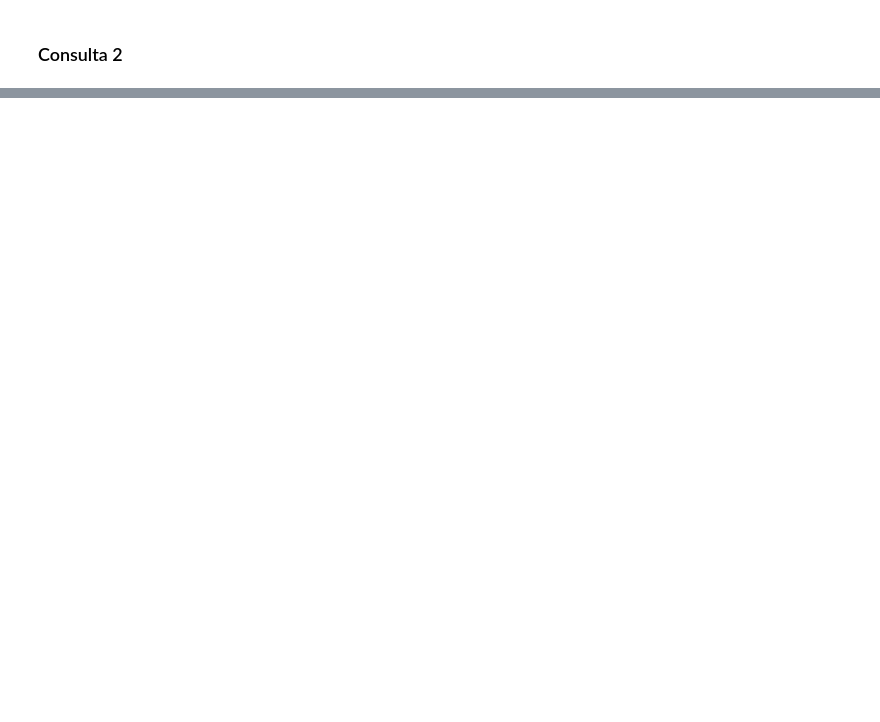
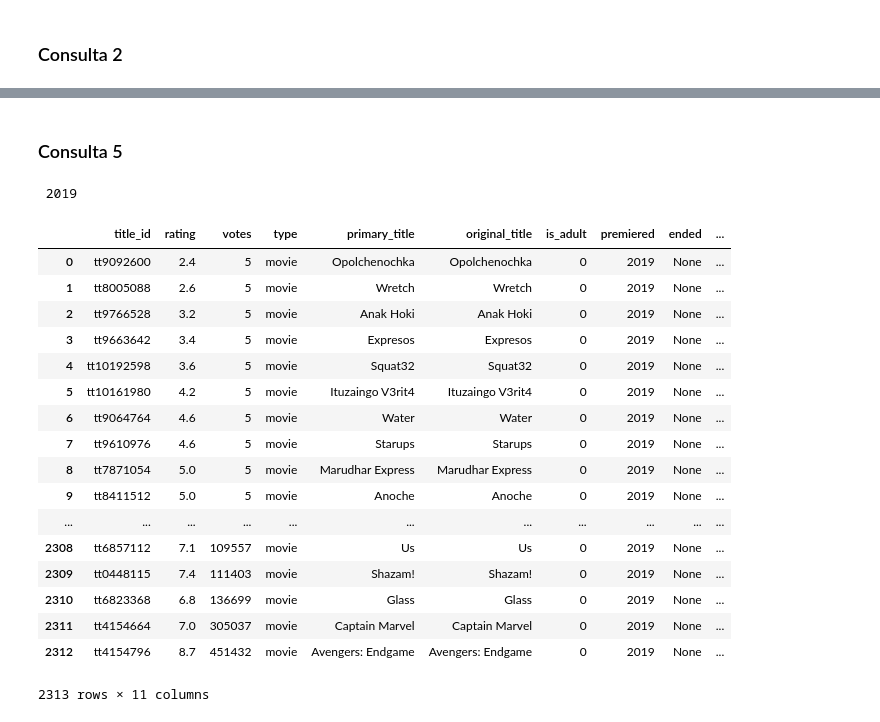
Before and after one commit to lorenaleao/tp-final-bd, a Jupyter notebook: Tp2_consultas.ipynb, the cells around one changed output, grey strips where cells are left out. Saved outputs shown, nothing was run; the diff lists cells and outputs as text; code cells hidden in the pictures; blank space fills up the shorter version.

```diff
--- a/Tp2_consultas.ipynb
+++ b/Tp2_consultas.ipynb
@@ -48,0 +153,39 @@ df2
+# %% [markdown]
+### Consulta 5
+# %%
+# Consulta os filmes com mais avaliações de um dado ano
+ano = input()
+ano = ano + '.0'
+
+df5 = pd.read_sql_query(
+
+"""
+SELECT *
+FROM ratings NATURAL JOIN (
+    SELECT *
+    FROM titles
+    WHERE premiered="{}" AND type='movie'
+) ORDER BY votes, rating
+""".format(ano), conn)
+
+df5
+# %% [output]
+ 2019
+|  | title_id | rating | votes | type | primary_title | original_title | is_adult | premiered | ended | ... |
+| 0 | tt9092600 | 2.4 | 5 | movie | Opolchenochka | Opolchenochka | 0 | 2019 | None | ... |
+| 1 | tt8005088 | 2.6 | 5 | movie | Wretch | Wretch | 0 | 2019 | None | ... |
+| 2 | tt9766528 | 3.2 | 5 | movie | Anak Hoki | Anak Hoki | 0 | 2019 | None | ... |
+| 3 | tt9663642 | 3.4 | 5 | movie | Expresos | Expresos | 0 | 2019 | None | ... |
+| 4 | tt10192598 | 3.6 | 5 | movie | Squat32 | Squat32 | 0 | 2019 | None | ... |
+| 5 | tt10161980 | 4.2 | 5 | movie | Ituzaingo V3rit4 | Ituzaingo V3rit4 | 0 | 2019 | None | ... |
+| 6 | tt9064764 | 4.6 | 5 | movie | Water | Water | 0 | 2019 | None | ... |
+| 7 | tt9610976 | 4.6 | 5 | movie | Starups | Starups | 0 | 2019 | None | ... |
+| 8 | tt7871054 | 5.0 | 5 | movie | Marudhar Express | Marudhar Express | 0 | 2019 | None | ... |
+| 9 | tt8411512 | 5.0 | 5 | movie | Anoche | Anoche | 0 | 2019 | None | ... |
+| ... | ... | ... | ... | ... | ... | ... | ... | ... | ... | ... |
+| 2308 | tt6857112 | 7.1 | 109557 | movie | Us | Us | 0 | 2019 | None | ... |
+| 2309 | tt0448115 | 7.4 | 111403 | movie | Shazam! | Shazam! | 0 | 2019 | None | ... |
+| 2310 | tt6823368 | 6.8 | 136699 | movie | Glass | Glass | 0 | 2019 | None | ... |
+| 2311 | tt4154664 | 7.0 | 305037 | movie | Captain Marvel | Captain Marvel | 0 | 2019 | None | ... |
+| 2312 | tt4154796 | 8.7 | 451432 | movie | Avengers: Endgame | Avengers: Endgame | 0 | 2019 | None | ... |
+2313 rows × 11 columns
```
Also changed, not shown: parts of 13 cells of this notebook.
